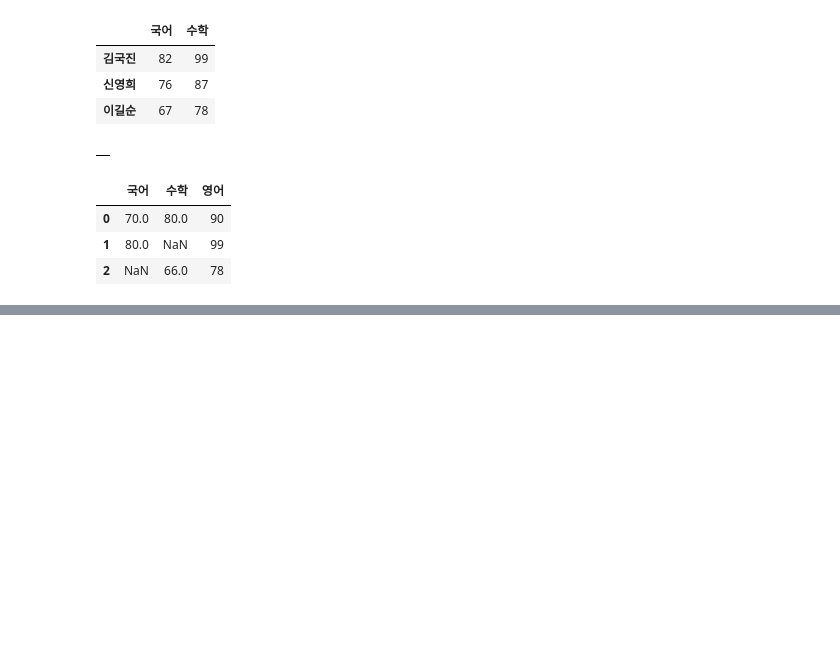
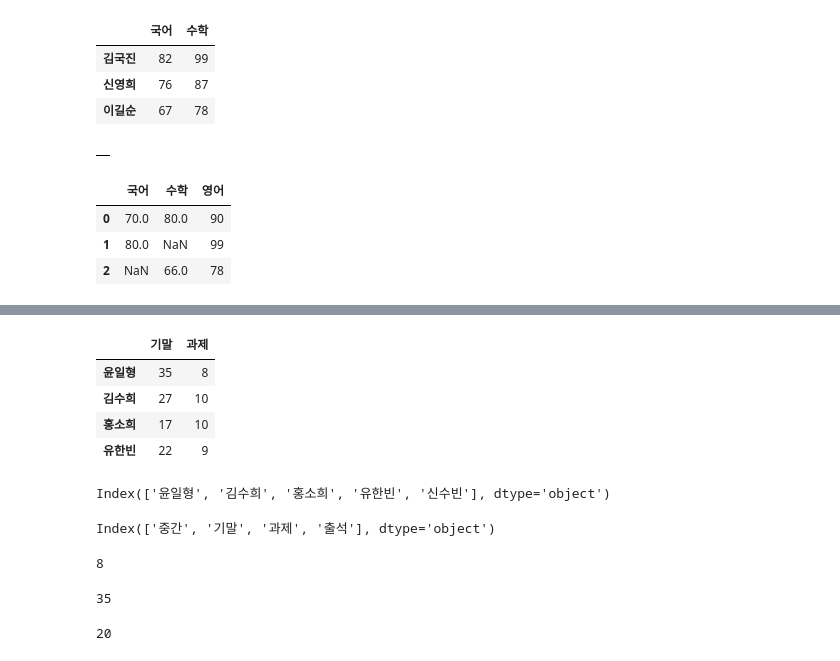
Before and after one commit to hyemin0408/2023-1-myclass-BDA, a Jupyter notebook: class/02w_B_0312_pandas_basic.ipynb, the cells around one changed output, grey strips where cells are left out. Cells and saved outputs as stored; diff of their text form; code cells hidden in the pictures; blank space fills up the shorter version.

```diff
--- a/class/02w_B_0312_pandas_basic.ipynb
+++ b/class/02w_B_0312_pandas_basic.ipynb
@@ -143,0 +177,28 @@ df
+# %%
+pf.loc['윤일형':'유한빈', '기말':'과제']
+# %% [output]
+|  | 기말 | 과제 |
+| 윤일형 | 35 | 8 |
+| 김수희 | 27 | 10 |
+| 홍소희 | 17 | 10 |
+| 유한빈 | 22 | 9 |
+# %%
+pf.index
+# %% [output]
+Index(['윤일형', '김수희', '홍소희', '유한빈', '신수빈'], dtype='object')
+# %%
+pf.columns
+# %% [output]
+Index(['중간', '기말', '과제', '출석'], dtype='object')
+# %%
+pf.at['윤일형','과제']
+# %% [output]
+8
+# %%
+pf.at['윤일형','기말']
+# %% [output]
+35
+# %%
+pf.at[pf.index[1],'출석']
+# %% [output]
+20
```
Also changed, not shown: parts of 6 cells of this notebook.
